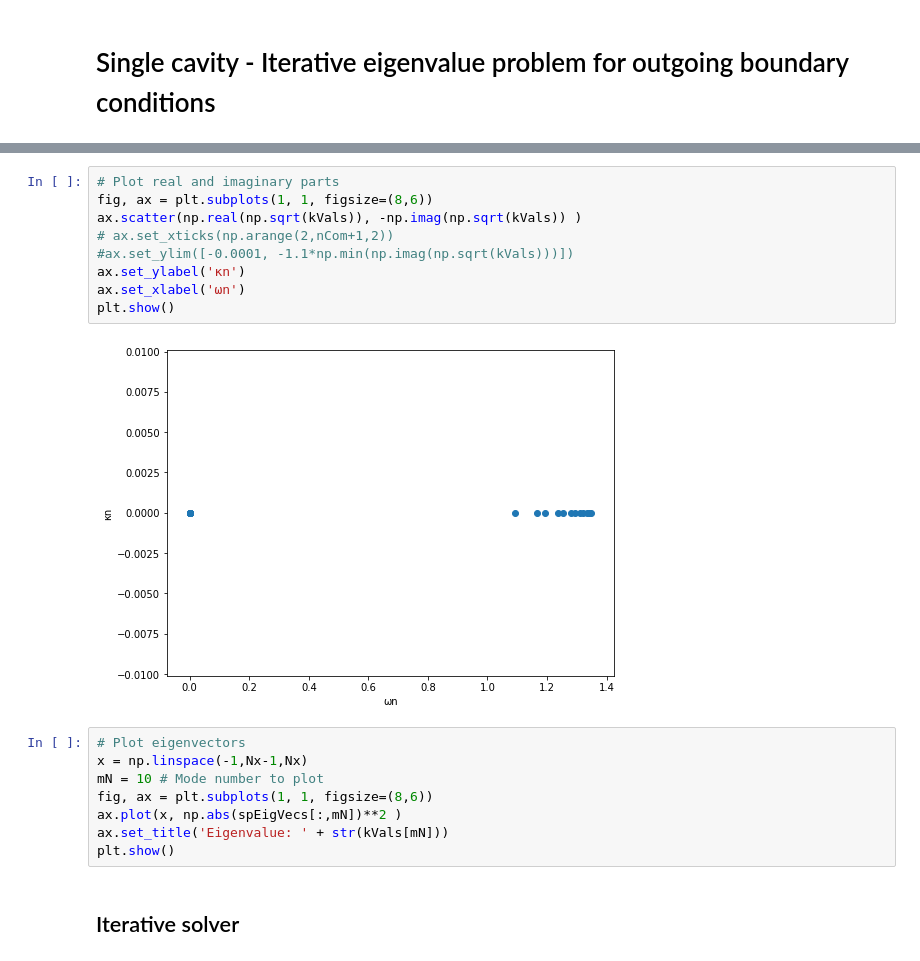
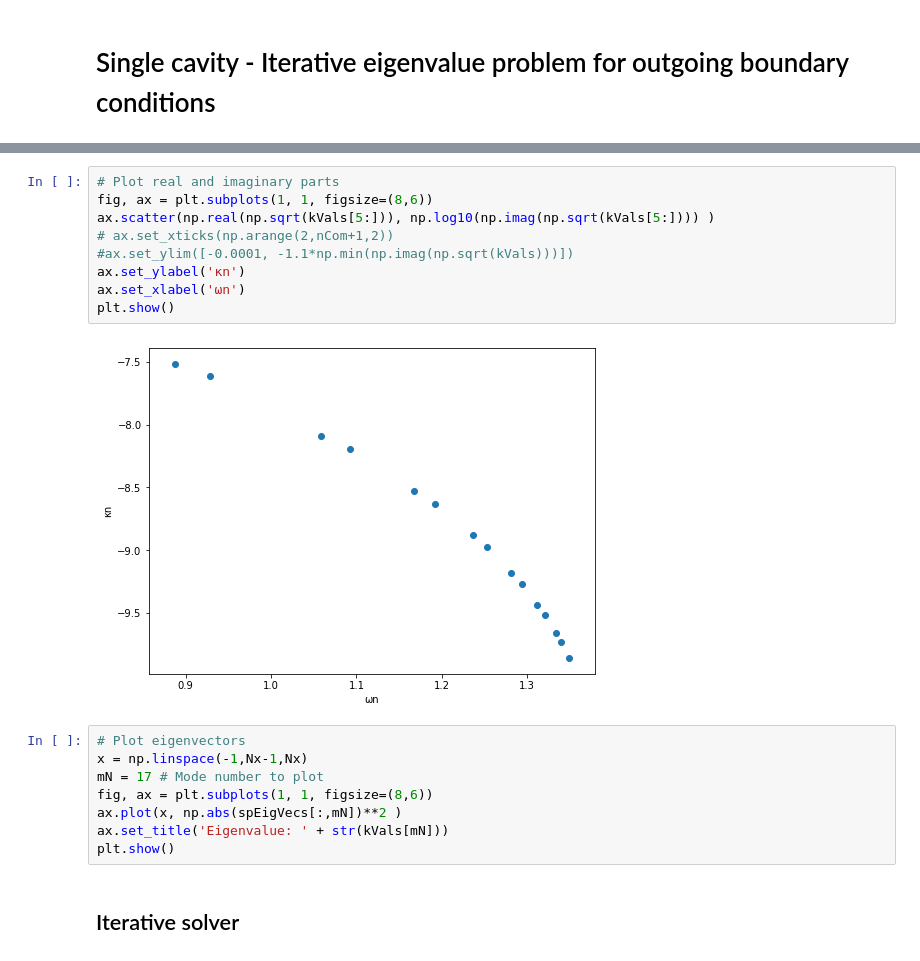
Before and after one commit to skhanCC/CoupleJJA, a Jupyter notebook: coupledJJArrays.ipynb, the cells around one changed output, grey strips where cells are left out. Drawn from its saved outputs; the diff is of its cells as text.

```diff
--- a/coupledJJArrays.ipynb
+++ b/coupledJJArrays.ipynb
@@ -139,18 +160,18 @@ EigVal (1.8197356361037471-5.386718177461827e-10j)
 # %%
 # Plot real and imaginary parts
 fig, ax = plt.subplots(1, 1, figsize=(8,6))
-ax.scatter(np.real(np.sqrt(kVals)), -np.imag(np.sqrt(kVals)) )
+ax.scatter(np.real(np.sqrt(kVals[5:])), np.log10(np.imag(np.sqrt(kVals[5:]))) )
 # ax.set_xticks(np.arange(2,nCom+1,2))
 #ax.set_ylim([-0.0001, -1.1*np.min(np.imag(np.sqrt(kVals)))])
 ax.set_ylabel('κn')
 ax.set_xlabel('ωn')
 plt.show()
 # %% [output]
-[figure, old version]
+[figure, new version]
 # %%
 # Plot eigenvectors
 x = np.linspace(-1,Nx-1,Nx)
-mN = 10 # Mode number to plot
+mN = 17 # Mode number to plot
 fig, ax = plt.subplots(1, 1, figsize=(8,6))
 ax.plot(x, np.abs(spEigVecs[:,mN])**2 )
 ax.set_title('Eigenvalue: ' + str(kVals[mN]))
```
Also changed, not shown: parts of 2 cells of this notebook, 1 other file.
